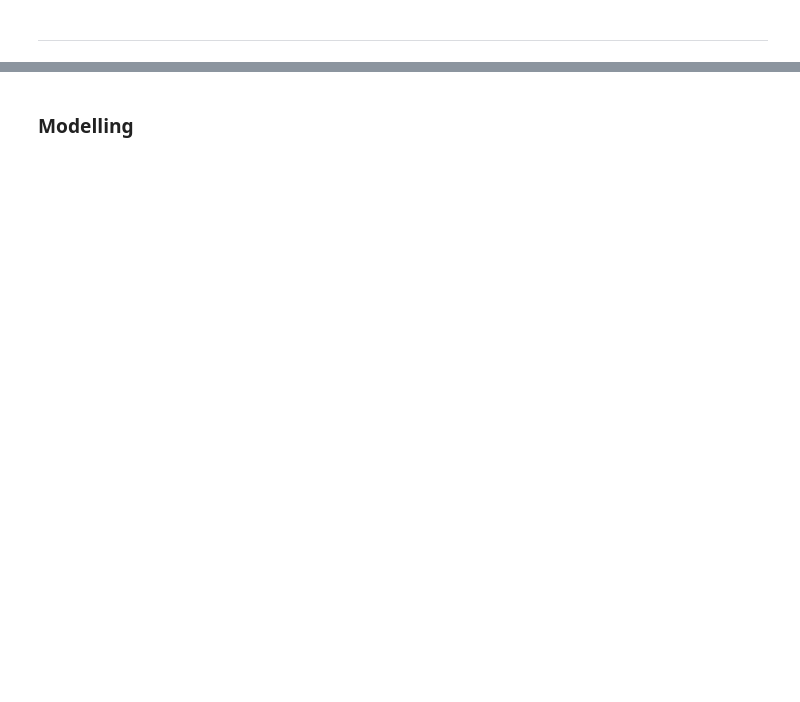
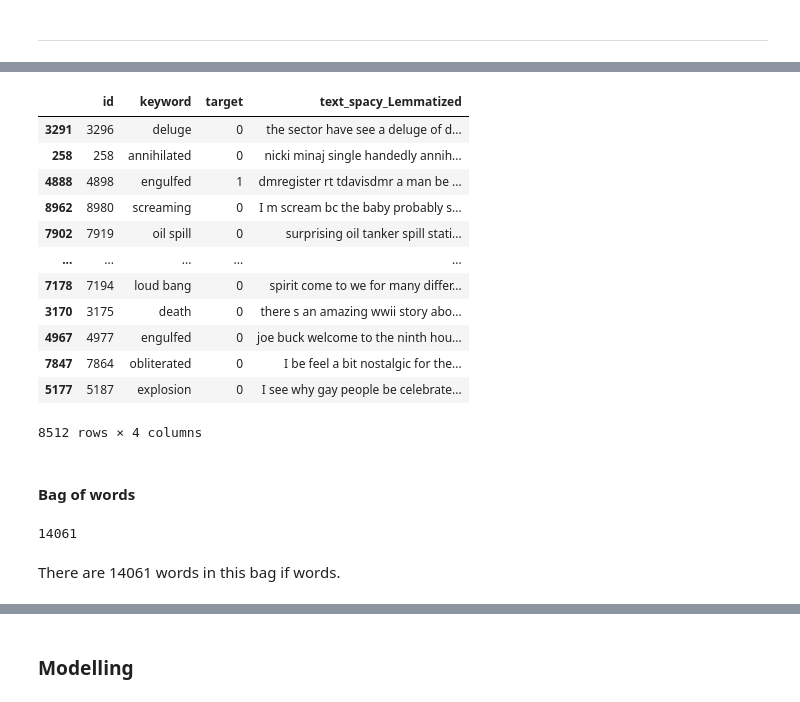
Before and after one commit to osama-sidahmed/Disaster_tweet_Sentiment_analysis, a Jupyter notebook: Disaster_tweet_Sentiment_analysis.ipynb, the cells around one changed output, grey strips where cells are left out. Cells and saved outputs as stored; diff of their text form; code cells hidden in the pictures; blank space fills up the shorter version.

Commit message:
Data cleaned and features created

```diff
--- a/Disaster_tweet_Sentiment_analysis.ipynb
+++ b/Disaster_tweet_Sentiment_analysis.ipynb
@@ -331,0 +498,23 @@ The removal of these characters if any will done in the preprocessing phase, for
+# %%
+# import SpaCy
+import spacy
+
+# Instantiate SpaCy
+spacy_Lemmatizer = spacy.load('en_core_web_sm')
+# %%
+# copy the dataframes into a new container as we will use differnt dataframe versions in our modelling to make comparisons
+df_train_lemma_sc = df_train.copy()
+df_test_lemma_sc = df_test.copy()
+
+# function to tokize and lemmatize text
+def spacy_lemmatize(text):
+    lemmatized_text = ''
+    lemmatized_doc = spacy_Lemmatizer(text)
+    for token in lemmatized_doc:
+        lemmatized_text += ' ' + token.lemma_
+
+    return lemmatized_text
+
+# Apply the lemmatizer on the train and test data
+df_train_lemma_sc['text_spacy_Lemmatized'] = df_train_lemma_sc.text.apply(spacy_lemmatize)
+df_test_lemma_sc['text_spacy_Lemmatized']  = df_test_lemma_sc.text.apply(spacy_lemmatize)
@@ -331,0 +545,9 @@ The removal of these characters if any will done in the preprocessing phase, for
+# %%
+# https://stackoverflow.com/questions/265960/best-way-to-strip-punctuation-from-a-string
+
+# Import regex operations and string libraries
+import re, string
+
+# remove punctuations from the train set
+df_train_lemma_sc['text_spacy_Lemmatized'] = df_train_lemma_sc['text_spacy_Lemmatized'].\
+apply(lambda s: s.translate(str.maketrans('', '', string.punctuation)))
@@ -331,0 +569,4 @@ The removal of these characters if any will done in the preprocessing phase, for
+# %%
+# remove numbers from the train set
+df_train_lemma_sc['text_spacy_Lemmatized'] = df_train_lemma_sc['text_spacy_Lemmatized'].\
+apply(lambda s: re.sub(r"\b[0-9]+\b\s*", "", s))
@@ -331,0 +596,19 @@ The removal of these characters if any will done in the preprocessing phase, for
+# %%
+# delete the text column from the train and the test dataframes
+df_train_lemma_sc.drop('text', axis = 1)
+# %% [output]
+|  | id | keyword | target | text_spacy_Lemmatized |
+| 3291 | 3296 | deluge | 0 | the sector have see a deluge of d... |
+| 258 | 258 | annihilated | 0 | nicki minaj single handedly annih... |
+| 4888 | 4898 | engulfed | 1 | dmregister rt tdavisdmr a man be ... |
+| 8962 | 8980 | screaming | 0 | I m scream bc the baby probably s... |
+| 7902 | 7919 | oil spill | 0 | surprising oil tanker spill stati... |
+| ... | ... | ... | ... | ... |
+| 7178 | 7194 | loud bang | 0 | spirit come to we for many differ... |
+| 3170 | 3175 | death | 0 | there s an amazing wwii story abo... |
+| 4967 | 4977 | engulfed | 0 | joe buck welcome to the ninth hou... |
+| 7847 | 7864 | obliterated | 0 | I be feel a bit nostalgic for the... |
+| 5177 | 5187 | explosion | 0 | I see why gay people be celebrate... |
+8512 rows × 4 columns
+# %% [markdown]
+#### Bag of words
@@ -331,0 +628,8 @@ The removal of these characters if any will done in the preprocessing phase, for
+# %%
+#
+words = bow.get_feature_names()
+len(words)
+# %% [output]
+14061
+# %% [markdown]
+There are 14061 words in this bag if words.
```
Also changed, not shown: parts of 66 cells of this notebook.
